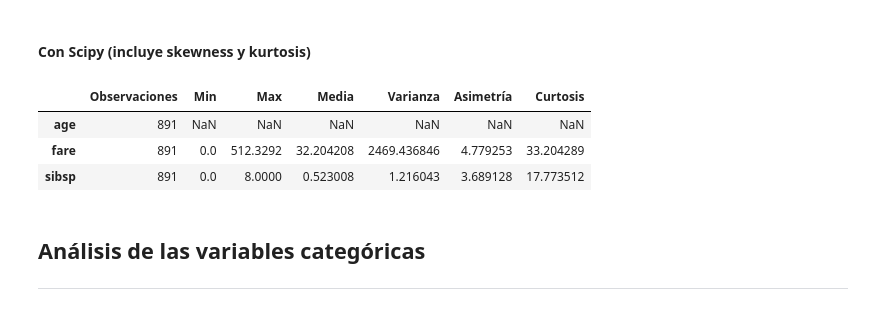
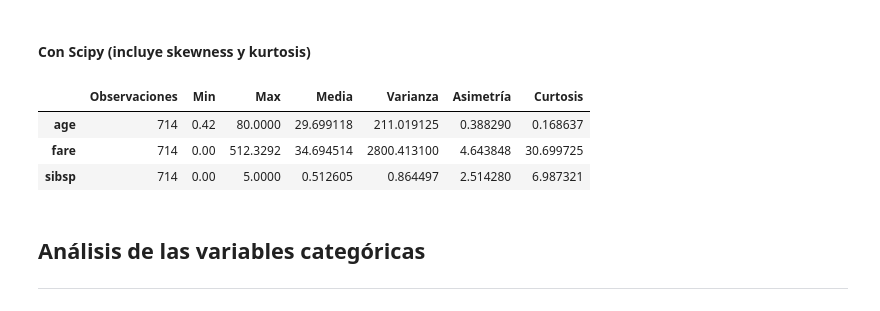
Before and after one commit to FIUBA-Posgrado-Inteligencia-Artificial/CEIA_Analisis_de_datos, a Jupyter notebook: notebooks/clase_02_intro_EDA.ipynb, the cells around one changed output. Cells and saved outputs as stored; diff of their text form; code cells hidden in the pictures.

```diff
--- a/notebooks/clase_02_intro_EDA.ipynb
+++ b/notebooks/clase_02_intro_EDA.ipynb
@@ -391,23 +414,23 @@ titanic_df.describe(percentiles=[.1,.9,.95])
 #### Con Scipy (incluye skewness y kurtosis)
 # %%
 # Scipy scipy.stats.describe devuelve un objeto con estadísticas descriptivas
-ed_titanic = st.describe(titanic_df[['age', 'fare', 'sibsp']])
+ed_titanic = st.describe(titanic_df[['age', 'fare', 'sibsp']].dropna())
 
 ed_titanic_df = pd.DataFrame({
     'Observaciones': ed_titanic.nobs,
     'Min': ed_titanic.minmax[0],
     'Max': ed_titanic.minmax[1],
     'Media': ed_titanic.mean,
     'Varianza': ed_titanic.variance,
     'Asimetría': ed_titanic.skewness,
     'Curtosis': ed_titanic.kurtosis}, index=titanic_df[['age', 'fare', 'sibsp']].columns)
 
 ed_titanic_df.head()
 # %% [output]
 |  | Observaciones | Min | Max | Media | Varianza | Asimetría | Curtosis |
-| age | 891 | NaN | NaN | NaN | NaN | NaN | NaN |
-| fare | 891 | 0.0 | 512.3292 | 32.204208 | 2469.436846 | 4.779253 | 33.204289 |
-| sibsp | 891 | 0.0 | 8.0000 | 0.523008 | 1.216043 | 3.689128 | 17.773512 |
+| age | 714 | 0.42 | 80.0000 | 29.699118 | 211.019125 | 0.388290 | 0.168637 |
+| fare | 714 | 0.00 | 512.3292 | 34.694514 | 2800.413100 | 4.643848 | 30.699725 |
+| sibsp | 714 | 0.00 | 5.0000 | 0.512605 | 0.864497 | 2.514280 | 6.987321 |
 # %% [markdown]
 ## Análisis de las variables categóricas
 <hr style="border:1px solid gray">
```
Also changed, not shown: parts of 11 cells of this notebook, 1 other file.
